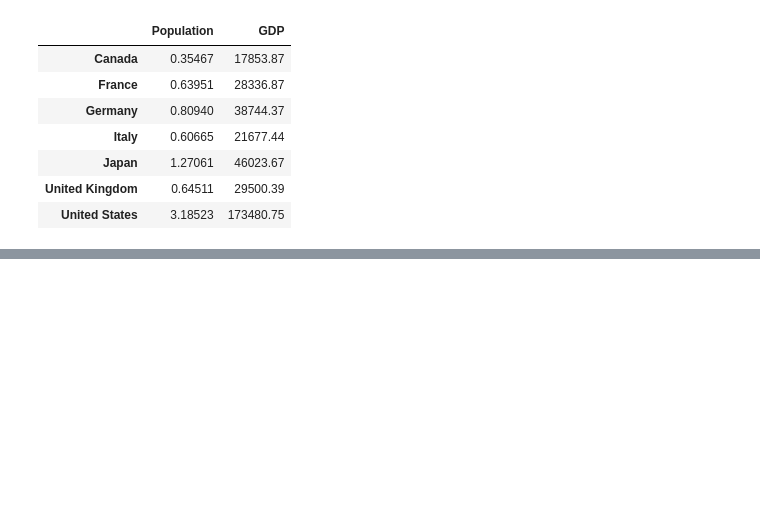
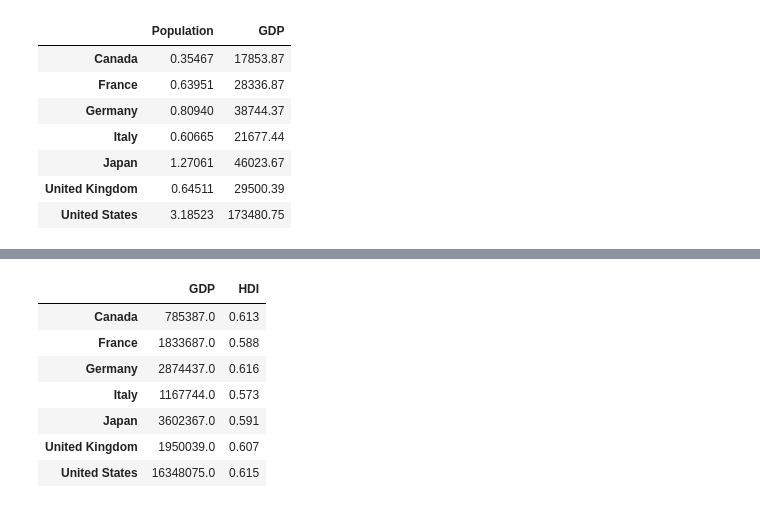
Before and after one commit to natalyalangford/DataAnalysisExercises, a Jupyter notebook: Panda Series/panda_dataframes.ipynb, the cells around one changed output, grey strips where cells are left out. Drawn from its saved outputs; the diff is of its cells as text; code cells hidden in the pictures; blank space fills up the shorter version.

Commit message:
operations

```diff
--- a/Panda Series/panda_dataframes.ipynb
+++ b/Panda Series/panda_dataframes.ipynb
@@ -508,3 +508,8 @@ df[['Population', 'GDP']] / 100
 | Japan | 1.27061 | 46023.67 |
 | United Kingdom | 0.64511 | 29500.39 |
 | United States | 3.18523 | 173480.75 |
+# %%
+# Operations with Series work at a column level, broadcasting down the rows - can be counter intuitive
+
+crisis = pd.Series([-1_000_000, -0.3], index=['GDP', 'HDI'])
+crisis
@@ -510,0 +531,11 @@ df[['Population', 'GDP']] / 100
+# %%
+df[['GDP', 'HDI']] + crisis
+# %% [output]
+|  | GDP | HDI |
+| Canada | 785387.0 | 0.613 |
+| France | 1833687.0 | 0.588 |
+| Germany | 2874437.0 | 0.616 |
+| Italy | 1167744.0 | 0.573 |
+| Japan | 3602367.0 | 0.591 |
+| United Kingdom | 1950039.0 | 0.607 |
+| United States | 16348075.0 | 0.615 |
```
Also changed, not shown: parts of 2 cells of this notebook.
